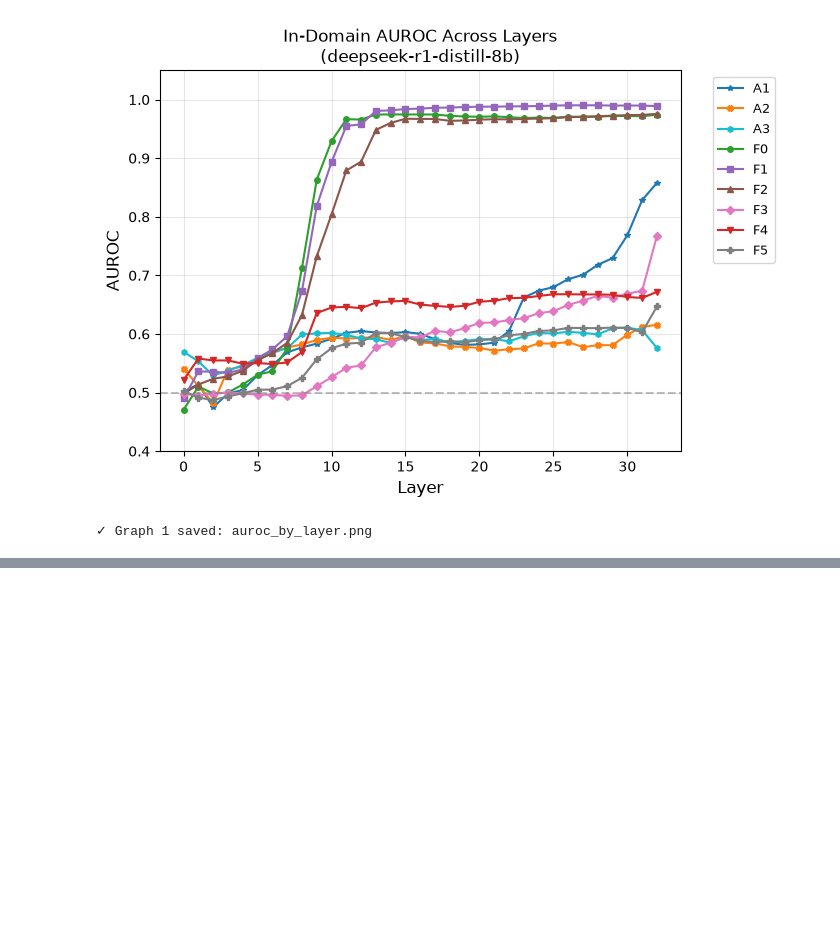
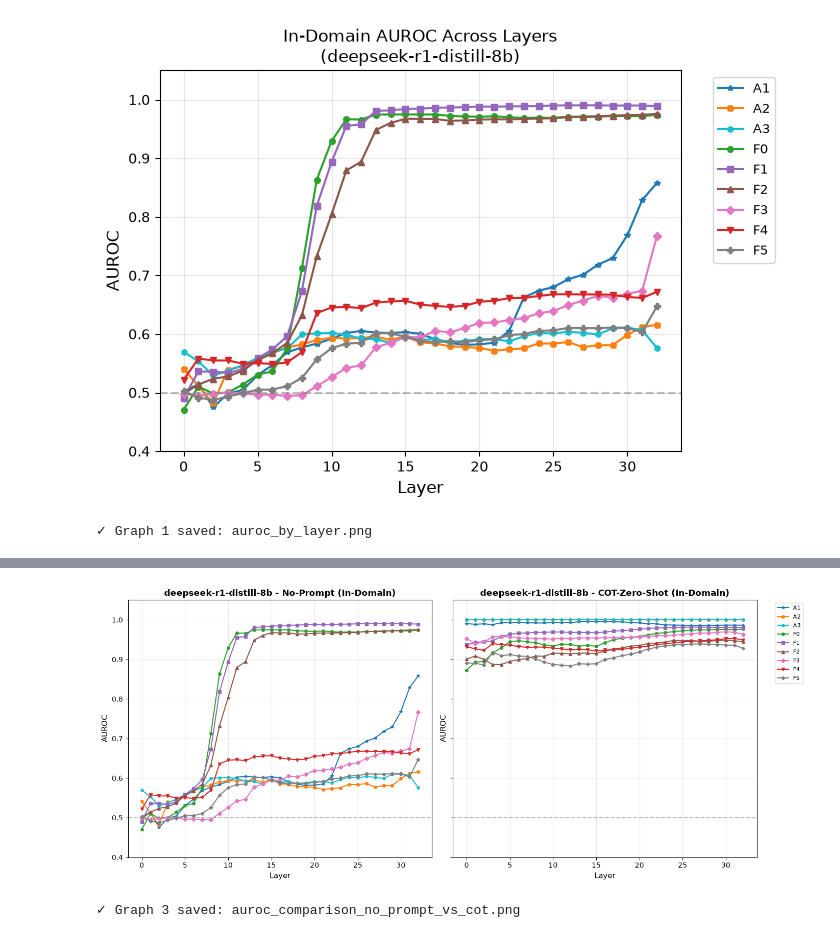
Before and after one commit to boracandan/Algoverse_Truth_Directions_Research, a Jupyter notebook: experiments/In_Domain_AUROC.ipynb, the cells around one changed output, grey strips where cells are left out. Cells and saved outputs as stored; diff of their text form; code cells hidden in the pictures; blank space fills up the shorter version.

```diff
--- a/experiments/In_Domain_AUROC.ipynb
+++ b/experiments/In_Domain_AUROC.ipynb
@@ -68,0 +119,67 @@ Length: 1, dtype: str
+# %%
+# ============================================================================
+# GRAPH 3: Comparison of No-Prompt vs COT-Zero-Shot (side-by-side)
+# ============================================================================
+
+no_prompt_data = df[
+    (df['train_task'] == df['test_task']) &
+    (df['train_condition'] == 'no-prompt') &
+    (df['test_condition'] == 'no-prompt')
+].copy()
+
+all_models = sorted(df['model'].unique())
+fig, axes = plt.subplots(len(all_models), 2, figsize=(14, 6 * len(all_models)), sharey='row')
+
+if len(all_models) == 1:
+    axes = axes.reshape(1, -1)
+
+for row, model_name in enumerate(all_models):
+    # Left: No-Prompt
+    no_prompt_model = no_prompt_data[no_prompt_data['model'] == model_name]
+    ax_left = axes[row, 0]
+
+    for task_name in sorted(no_prompt_model["train_task"].unique()):
+        task_data = no_prompt_model[no_prompt_model["train_task"] == task_name].sort_values("layer")
+        layers = task_data["layer"].values
+        aurocs = task_data["auroc"].values
+
+        style = style_map.get(task_name, {"color": None, "marker": "o"})
+        ax_left.plot(layers, aurocs, color=style["color"], marker=style["marker"],
+                     markersize=4, linewidth=1.5, label=task_name)
+
+    ax_left.axhline(y=0.5, color="gray", linestyle="--", alpha=0.5)
+    ax_left.set_xlabel("Layer", fontsize=11)
+    ax_left.set_ylabel("AUROC", fontsize=11)
+    ax_left.set_title(f"{model_name} - No-Prompt (In-Domain)", fontsize=12, fontweight='bold')
+    ax_left.set_ylim(0.4, 1.05)
+    ax_left.grid(alpha=0.3)
+
+    # Right: COT-Zero-Shot
+    cot_model = cot_data[cot_data['model'] == model_name]
+    ax_right = axes[row, 1]
+
+    for task_name in sorted(cot_model["train_task"].unique()):
+        task_data = cot_model[cot_model["train_task"] == task_name].sort_values("layer")
+        layers = task_data["layer"].values
+        aurocs = task_data["auroc"].values
+
+        style = style_map.get(task_name, {"color": None, "marker": "o"})
+        ax_right.plot(layers, aurocs, color=style["color"], marker=style["marker"],
+                      markersize=4, linewidth=1.5, label=task_name)
+
+    ax_right.axhline(y=0.5, color="gray", linestyle="--", alpha=0.5)
+    ax_right.set_xlabel("Layer", fontsize=11)
+    ax_right.set_ylabel("AUROC", fontsize=11)
+    ax_right.set_title(f"{model_name} - COT-Zero-Shot (In-Domain)", fontsize=12, fontweight='bold')
+    ax_right.set_ylim(0.4, 1.05)
+    ax_right.legend(bbox_to_anchor=(1.05, 1), loc="upper left", fontsize=8)
+    ax_right.grid(alpha=0.3)
+
+plt.tight_layout()
+plt.savefig("auroc_comparison_no_prompt_vs_cot.png", dpi=150, bbox_inches="tight")
+plt.show()
+
+print("✓ Graph 3 saved: auroc_comparison_no_prompt_vs_cot.png")
+# %% [output]
+[figure, added]
+✓ Graph 3 saved: auroc_comparison_no_prompt_vs_cot.png
```
Also changed, not shown: parts of 1 cell of this notebook, 7 other files.
